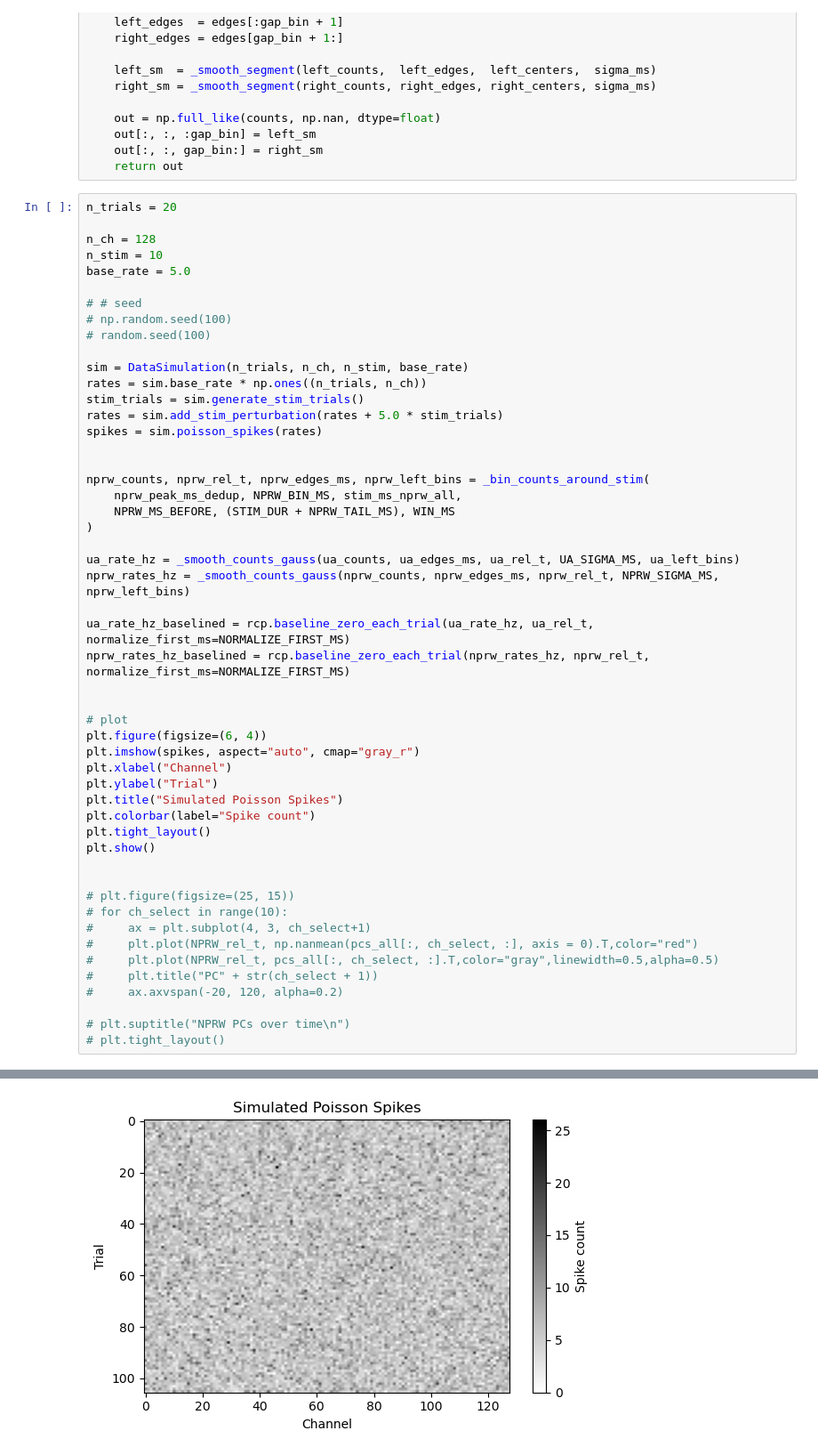
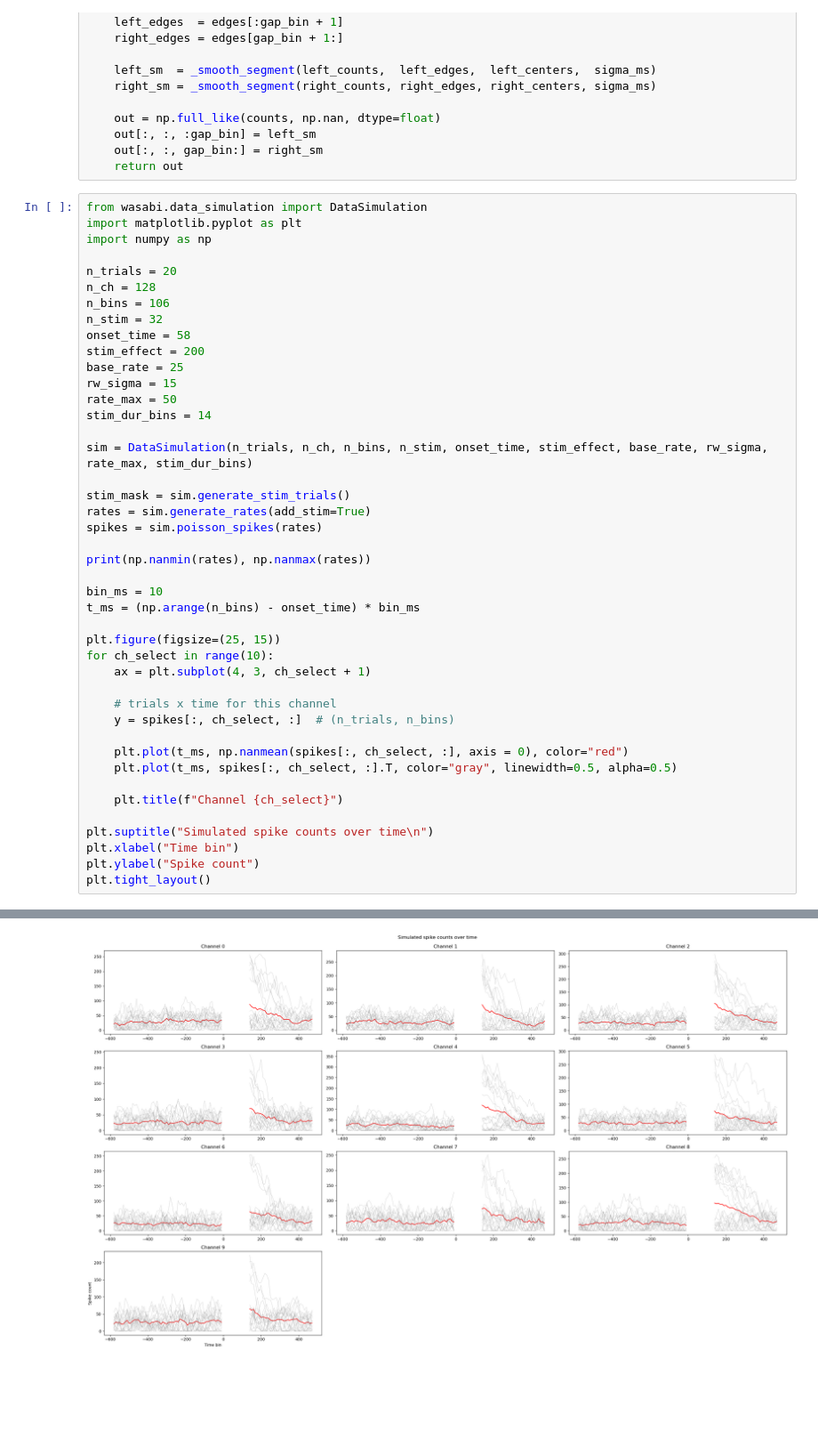
Before and after one commit to bryan-tseng/WASABI, a Jupyter notebook: scripts/data_simulation_plots.ipynb, the cells around one changed output, grey strips where cells are left out. Shown at 89% size. Saved outputs shown, nothing was run; the diff lists cells and outputs as text; blank space fills up the shorter version.

Commit message:
added simulation and drift back to bounds

```diff
--- a/scripts/data_simulation_plots.ipynb
+++ b/scripts/data_simulation_plots.ipynb
@@ -193,54 +189,46 @@ def _smooth_counts_gauss(
     out[:, :, gap_bin:] = right_sm
     return out
 # %%
+from wasabi.data_simulation import DataSimulation
+import matplotlib.pyplot as plt
+import numpy as np
+
 n_trials = 20
+n_ch = 128
+n_bins = 106
+n_stim = 32
+onset_time = 58
+stim_effect = 200
+base_rate = 25
+rw_sigma = 15
+rate_max = 50
+stim_dur_bins = 14
 
-n_ch = 128
-n_stim = 10
-base_rate = 5.0
+sim = DataSimulation(n_trials, n_ch, n_bins, n_stim, onset_time, stim_effect, base_rate, rw_sigma, rate_max, stim_dur_bins)
 
-# # seed
-# np.random.seed(100)
-# random.seed(100)
-
-sim = DataSimulation(n_trials, n_ch, n_stim, base_rate)
-rates = sim.base_rate * np.ones((n_trials, n_ch))
-stim_trials = sim.generate_stim_trials()
-rates = sim.add_stim_perturbation(rates + 5.0 * stim_trials)
+stim_mask = sim.generate_stim_trials()
+rates = sim.generate_rates(add_stim=True)
 spikes = sim.poisson_spikes(rates)
 
+print(np.nanmin(rates), np.nanmax(rates))
 
-nprw_counts, nprw_rel_t, nprw_edges_ms, nprw_left_bins = _bin_counts_around_stim(
-    nprw_peak_ms_dedup, NPRW_BIN_MS, stim_ms_nprw_all,
-    NPRW_MS_BEFORE, (STIM_DUR + NPRW_TAIL_MS), WIN_MS
-)
+bin_ms = 10
+t_ms = (np.arange(n_bins) - onset_time) * bin_ms
 
-ua_rate_hz = _smooth_counts_gauss(ua_counts, ua_edges_ms, ua_rel_t, UA_SIGMA_MS, ua_left_bins)
-nprw_rates_hz = _smooth_counts_gauss(nprw_counts, nprw_edges_ms, nprw_rel_t, NPRW_SIGMA_MS, nprw_left_bins)
+plt.figure(figsize=(25, 15))
+for ch_select in range(10):
+    ax = plt.subplot(4, 3, ch_select + 1)
 
-ua_rate_hz_baselined = rcp.baseline_zero_each_trial(ua_rate_hz, ua_rel_t, normalize_first_ms=NORMALIZE_FIRST_MS)
-nprw_rates_hz_baselined = rcp.baseline_zero_each_trial(nprw_rates_hz, nprw_rel_t, normalize_first_ms=NORMALIZE_FIRST_MS)
+    # trials x time for this channel
+    y = spikes[:, ch_select, :]  # (n_trials, n_bins)
 
+    plt.plot(t_ms, np.nanmean(spikes[:, ch_select, :], axis = 0), color="red")
+    plt.plot(t_ms, spikes[:, ch_select, :].T, color="gray", linewidth=0.5, alpha=0.5)
 
-# plot
-plt.figure(figsize=(6, 4))
-plt.imshow(spikes, aspect="auto", cmap="gray_r")
-plt.xlabel("Channel")
-plt.ylabel("Trial")
-plt.title("Simulated Poisson Spikes")
-plt.colorbar(label="Spike count")
+    plt.title(f"Channel {ch_select}")
+
+plt.suptitle("Simulated spike counts over time\n")
+plt.xlabel("Time bin")
+plt.ylabel("Spike count")
 plt.tight_layout()
-plt.show()
-
-
-# plt.figure(figsize=(25, 15))
-# for ch_select in range(10):
-#     ax = plt.subplot(4, 3, ch_select+1)
-#     plt.plot(NPRW_rel_t, np.nanmean(pcs_all[:, ch_select, :], axis = 0).T,color="red")
-#     plt.plot(NPRW_rel_t, pcs_all[:, ch_select, :].T,color="gray",linewidth=0.5,alpha=0.5)
-#     plt.title("PC" + str(ch_select + 1))
-#     ax.axvspan(-20, 120, alpha=0.2)
-
-# plt.suptitle("NPRW PCs over time\n")
-# plt.tight_layout()
 # %% [output]
@@ -247,2 +236,2 @@ plt.show()
-[figure, old version]
+[figure, new version]
 # %%
```
Also changed, not shown: parts of 3 cells of this notebook, 1 other file.
